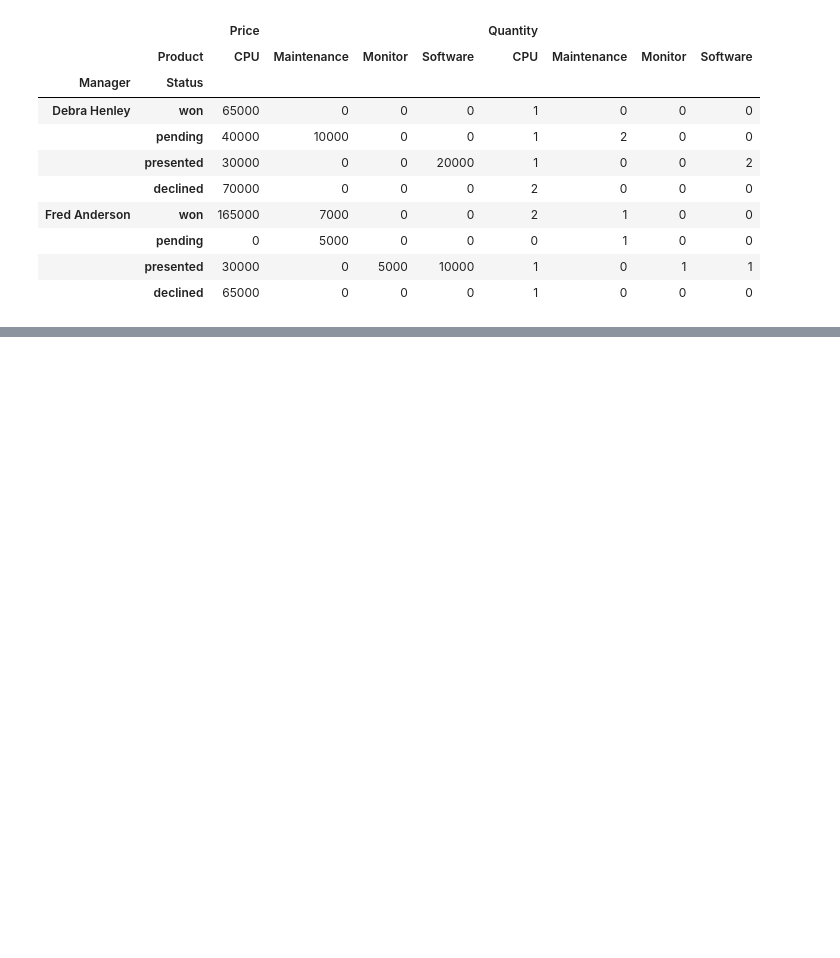
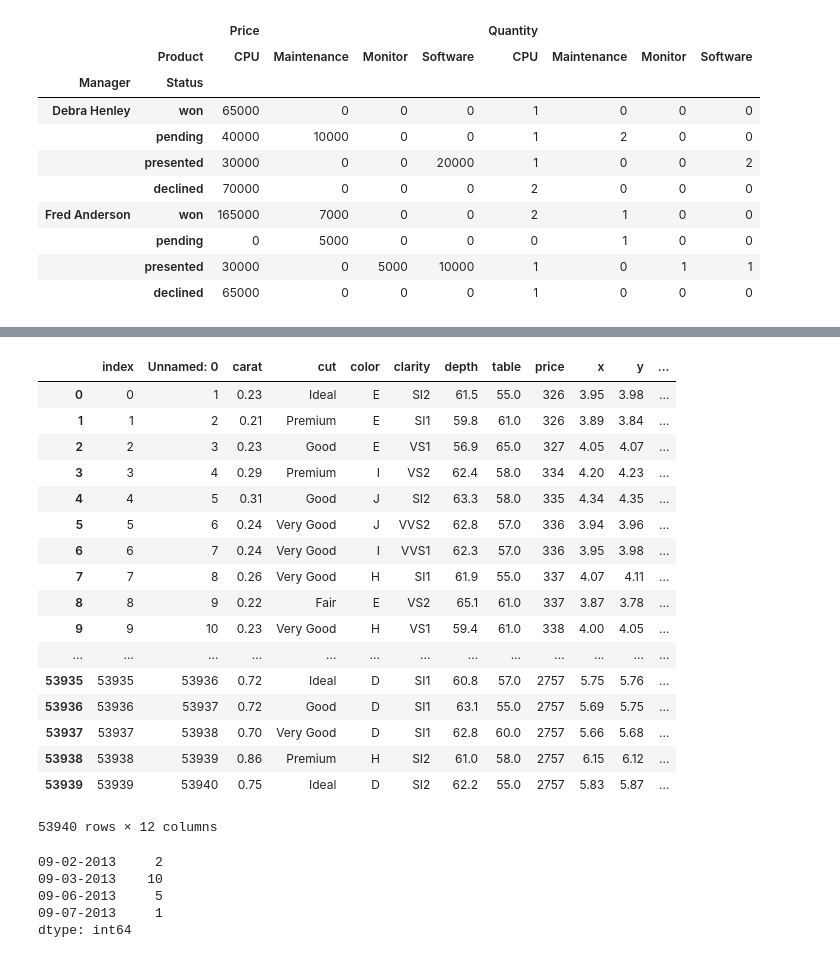
Before and after one commit to bhajar/Python_Learning_code, a Jupyter notebook: Packages/Pandas Cheatsheet.ipynb, the cells around one changed output, grey strips where cells are left out. Drawn from its saved outputs; the diff is of its cells as text; code cells hidden in the pictures; blank space fills up the shorter version.

```diff
--- a/Packages/Pandas Cheatsheet.ipynb
+++ b/Packages/Pandas Cheatsheet.ipynb
@@ -861,0 +933,41 @@ diamonds.head()
+# %%
+# converting a data frame index to a column
+diamonds.reset_index(level=0, inplace=False)
+
+# To set the data frame's index to be one of the columns
+diamonds.set_index('color', inplace=False)
+
+# to remove the index name, just use diamonds.index.name = None
+# %% [output]
+|  | index | Unnamed: 0 | carat | cut | color | clarity | depth | table | price | x | y | ... |
+| 0 | 0 | 1 | 0.23 | Ideal | E | SI2 | 61.5 | 55.0 | 326 | 3.95 | 3.98 | ... |
+| 1 | 1 | 2 | 0.21 | Premium | E | SI1 | 59.8 | 61.0 | 326 | 3.89 | 3.84 | ... |
+| 2 | 2 | 3 | 0.23 | Good | E | VS1 | 56.9 | 65.0 | 327 | 4.05 | 4.07 | ... |
+| 3 | 3 | 4 | 0.29 | Premium | I | VS2 | 62.4 | 58.0 | 334 | 4.20 | 4.23 | ... |
+| 4 | 4 | 5 | 0.31 | Good | J | SI2 | 63.3 | 58.0 | 335 | 4.34 | 4.35 | ... |
+| 5 | 5 | 6 | 0.24 | Very Good | J | VVS2 | 62.8 | 57.0 | 336 | 3.94 | 3.96 | ... |
+| 6 | 6 | 7 | 0.24 | Very Good | I | VVS1 | 62.3 | 57.0 | 336 | 3.95 | 3.98 | ... |
+| 7 | 7 | 8 | 0.26 | Very Good | H | SI1 | 61.9 | 55.0 | 337 | 4.07 | 4.11 | ... |
+| 8 | 8 | 9 | 0.22 | Fair | E | VS2 | 65.1 | 61.0 | 337 | 3.87 | 3.78 | ... |
+| 9 | 9 | 10 | 0.23 | Very Good | H | VS1 | 59.4 | 61.0 | 338 | 4.00 | 4.05 | ... |
+| ... | ... | ... | ... | ... | ... | ... | ... | ... | ... | ... | ... | ... |
+| 53935 | 53935 | 53936 | 0.72 | Ideal | D | SI1 | 60.8 | 57.0 | 2757 | 5.75 | 5.76 | ... |
+| 53936 | 53936 | 53937 | 0.72 | Good | D | SI1 | 63.1 | 55.0 | 2757 | 5.69 | 5.75 | ... |
+| 53937 | 53937 | 53938 | 0.70 | Very Good | D | SI1 | 62.8 | 60.0 | 2757 | 5.66 | 5.68 | ... |
+| 53938 | 53938 | 53939 | 0.86 | Premium | H | SI2 | 61.0 | 58.0 | 2757 | 6.15 | 6.12 | ... |
+| 53939 | 53939 | 53940 | 0.75 | Ideal | D | SI2 | 62.2 | 55.0 | 2757 | 5.83 | 5.87 | ... |
+53940 rows × 12 columns
+# %%
+# Add or fill in missing dates
+idx = pd.date_range('09-01-2013', '09-30-2013')
+s = pd.Series({'09-02-2013': 2,
+              '09-03-2013': 10,
+              '09-06-2013': 5,
+              '09-07-2013': 1})
+s
+# %% [output]
+09-02-2013     2
+09-03-2013    10
+09-06-2013     5
+09-07-2013     1
+dtype: int64
```
Also changed, not shown: parts of 6 cells of this notebook.
